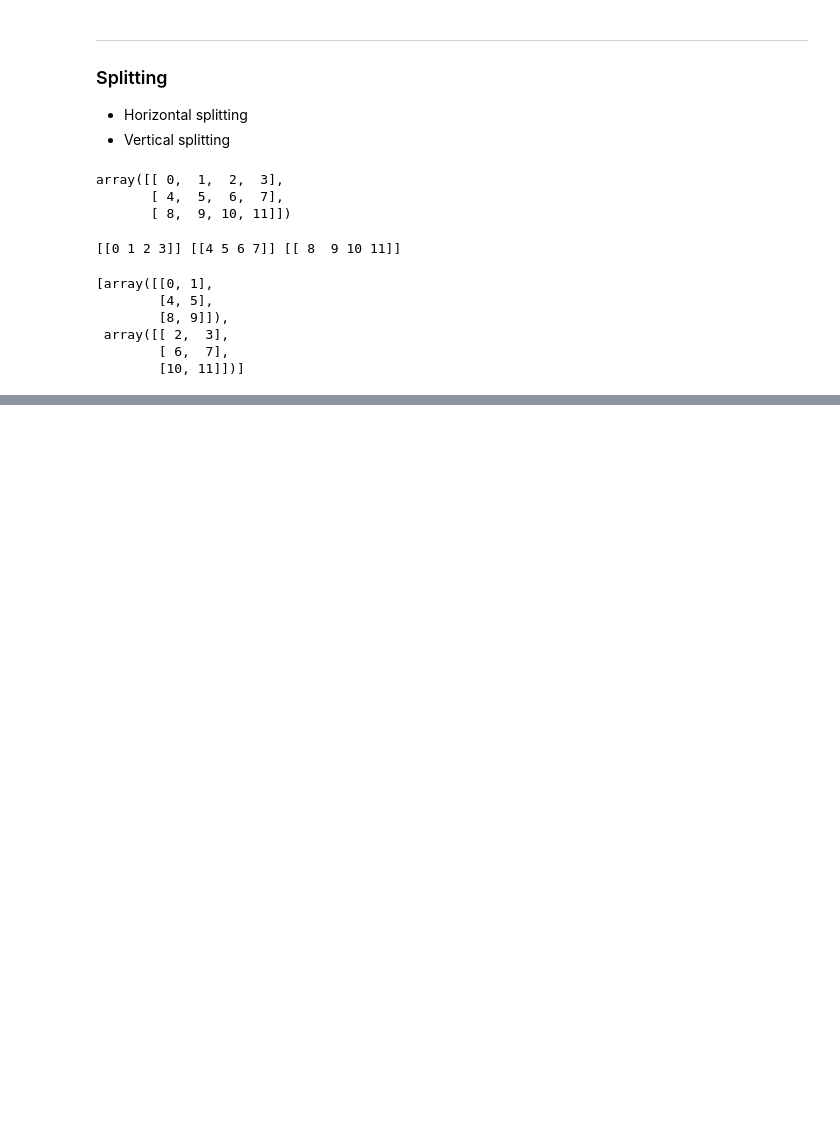
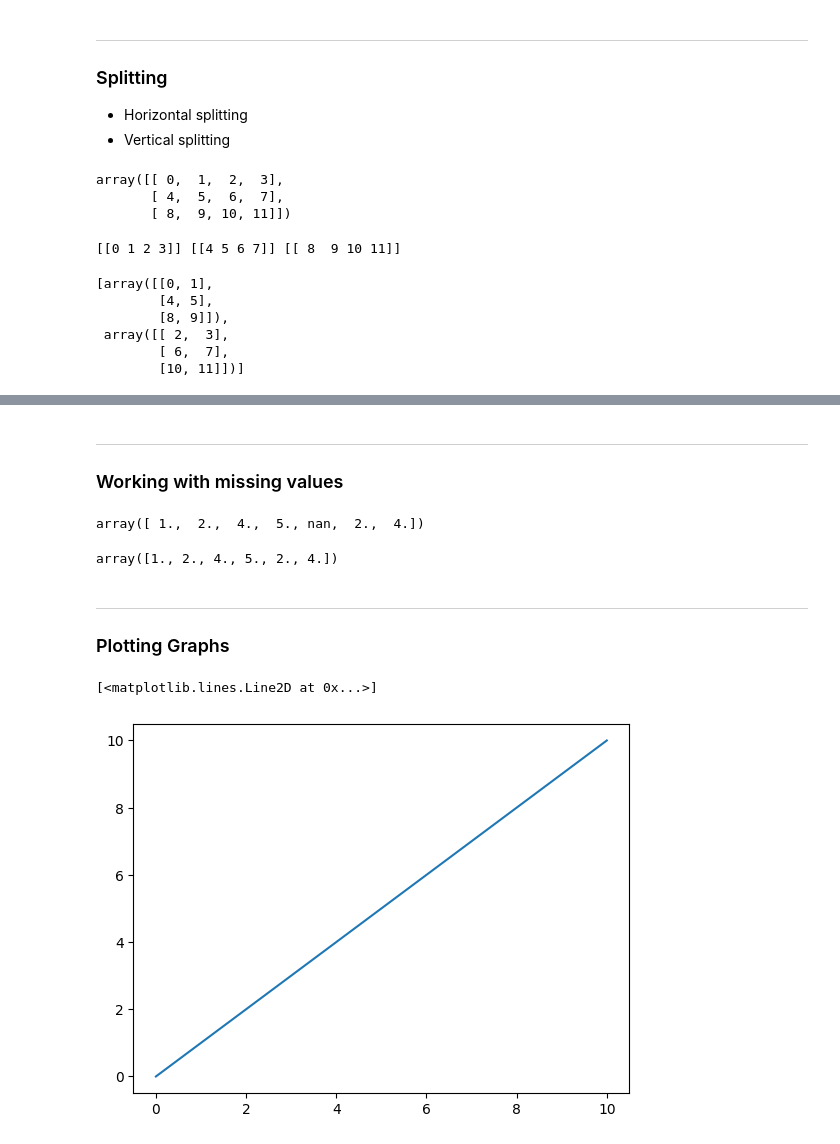
Before and after one commit to vishnugupta15/Machine-Learning, a Jupyter notebook: numpy-learning.ipynb, the cells around one changed output, grey strips where cells are left out. Drawn from its saved outputs; the diff is of its cells as text; code cells hidden in the pictures; blank space fills up the shorter version.

```diff
--- a/numpy-learning.ipynb
+++ b/numpy-learning.ipynb
@@ -521,0 +669,16 @@ np.hsplit(a1,2)
+# %% [markdown]
+---
+### Working with missing values
+# %%
+a = np.array([1,2,4,5,np.nan, 2,4])
+a
+# %% [output]
+array([ 1.,  2.,  4.,  5., nan,  2.,  4.])
+# %%
+# removing the nan entries
+a[~np.isnan(a)]
+# %% [output]
+array([1., 2., 4., 5., 2., 4.])
+# %% [markdown]
+---
+### Plotting Graphs
@@ -521,0 +687,11 @@ np.hsplit(a1,2)
+# %%
+# Plotting a 2D Graph
+# x = y
+
+x = np.linspace(0,10,100)
+y = x
+
+plt.plot(x,y)
+# %% [output]
+[<matplotlib.lines.Line2D at 0x...>]
+[figure, added]
```
Also changed, not shown: parts of 31 cells of this notebook.
